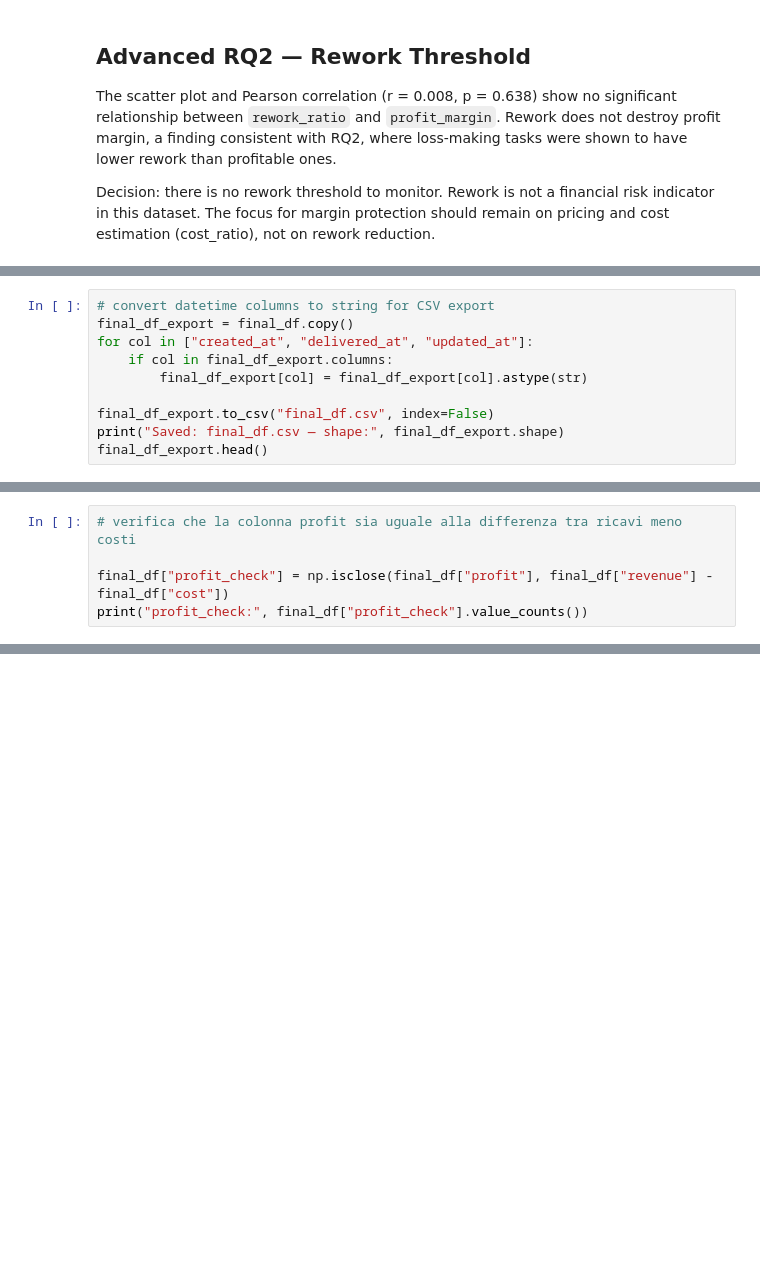
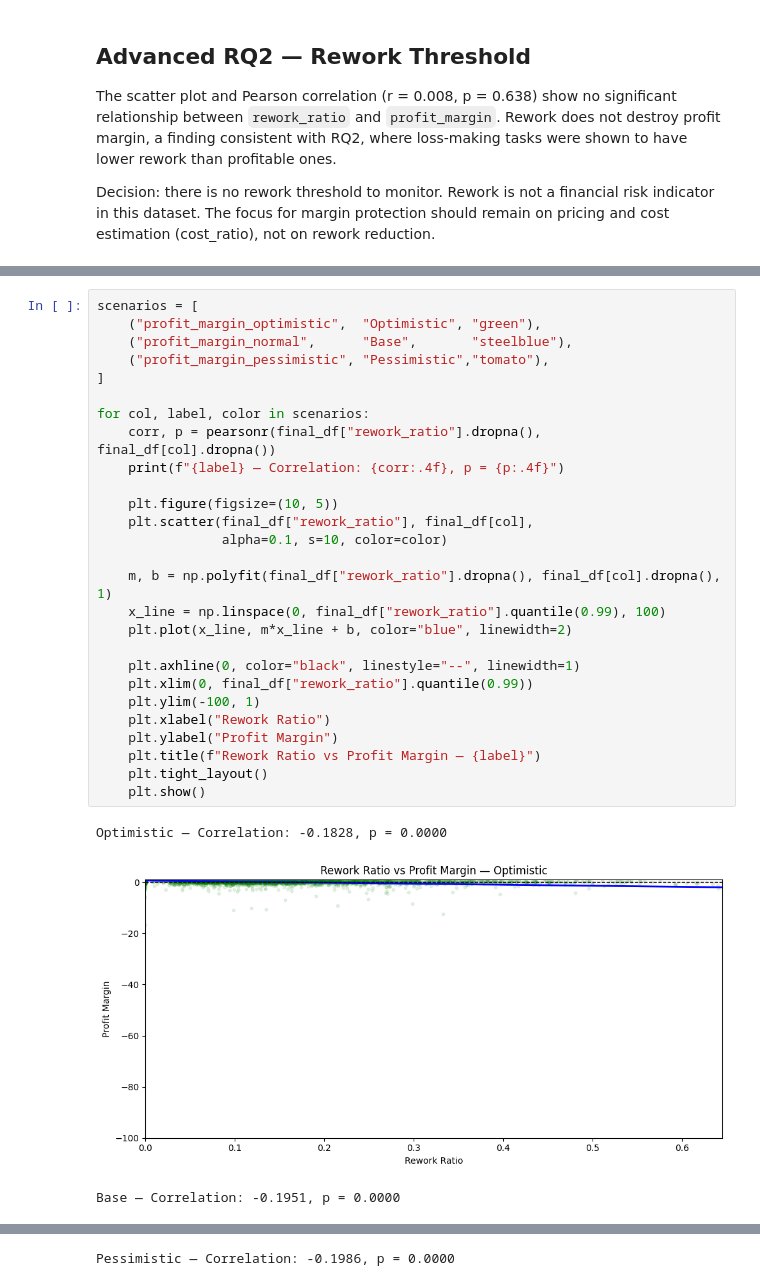
Before and after one commit to Cam-crt/FCM-Data-Alchemist, a Jupyter notebook: src/main_final.ipynb, the cells around one changed output, grey strips where cells are left out. Cells and saved outputs as stored; diff of their text form; blank space fills up the shorter version.

```diff
--- a/src/main_final.ipynb
+++ b/src/main_final.ipynb
@@ -2028,10 +1922,0 @@ lever to improve margins at scale.
-# %%
-# convert datetime columns to string for CSV export
-final_df_export = final_df.copy()
-for col in ["created_at", "delivered_at", "updated_at"]:
-    if col in final_df_export.columns:
-        final_df_export[col] = final_df_export[col].astype(str)
-
-final_df_export.to_csv("final_df.csv", index=False)
-print("Saved: final_df.csv — shape:", final_df_export.shape)
-final_df_export.head()
@@ -2140,5 +1922,0 @@ Given their very low number, I set them to 0 to avoid introducing inconsistencie
-# %%
-# verifica che la colonna profit sia uguale alla differenza tra ricavi meno costi
-
-final_df["profit_check"] = np.isclose(final_df["profit"], final_df["revenue"] - final_df["cost"])
-print("profit_check:", final_df["profit_check"].value_counts())
@@ -2148,0 +1927,31 @@ Name: count, dtype: int64
+# %%
+scenarios = [
+    ("profit_margin_optimistic",  "Optimistic", "green"),
+    ("profit_margin_normal",      "Base",       "steelblue"),
+    ("profit_margin_pessimistic", "Pessimistic","tomato"),
+]
+
+for col, label, color in scenarios:
+    corr, p = pearsonr(final_df["rework_ratio"].dropna(), final_df[col].dropna())
+    print(f"{label} — Correlation: {corr:.4f}, p = {p:.4f}")
+
+    plt.figure(figsize=(10, 5))
+    plt.scatter(final_df["rework_ratio"], final_df[col],
+                alpha=0.1, s=10, color=color)
+
+    m, b = np.polyfit(final_df["rework_ratio"].dropna(), final_df[col].dropna(), 1)
+    x_line = np.linspace(0, final_df["rework_ratio"].quantile(0.99), 100)
+    plt.plot(x_line, m*x_line + b, color="blue", linewidth=2)
+
+    plt.axhline(0, color="black", linestyle="--", linewidth=1)
+    plt.xlim(0, final_df["rework_ratio"].quantile(0.99))
+    plt.ylim(-100, 1)
+    plt.xlabel("Rework Ratio")
+    plt.ylabel("Profit Margin")
+    plt.title(f"Rework Ratio vs Profit Margin — {label}")
+    plt.tight_layout()
+    plt.show()
+# %% [output]
+Optimistic — Correlation: -0.1828, p = 0.0000
+[figure, added]
+Base — Correlation: -0.1951, p = 0.0000
@@ -2148,0 +1959 @@ Name: count, dtype: int64
+Pessimistic — Correlation: -0.1986, p = 0.0000
```
Also changed, not shown: parts of 25 cells of this notebook.
